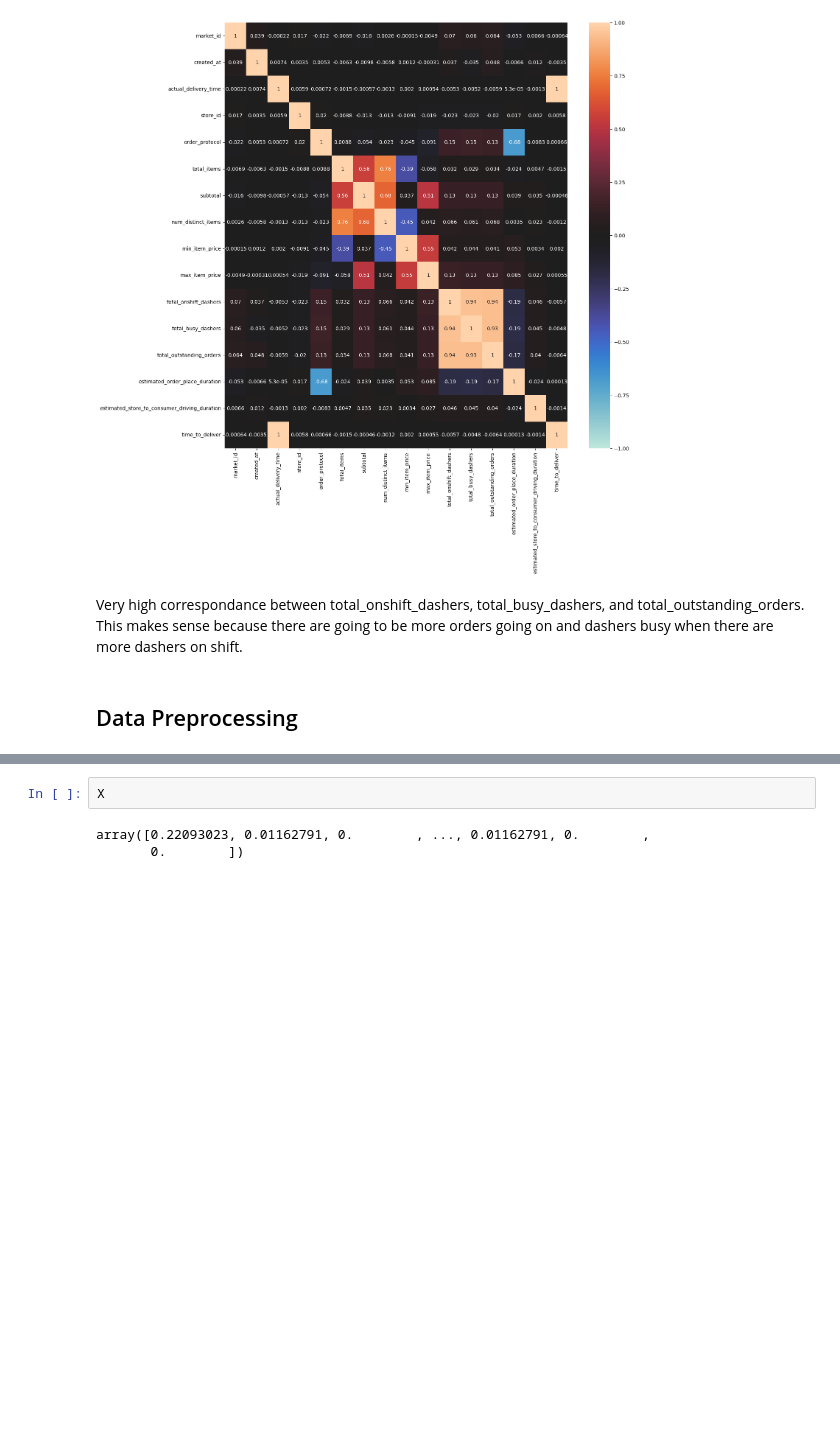
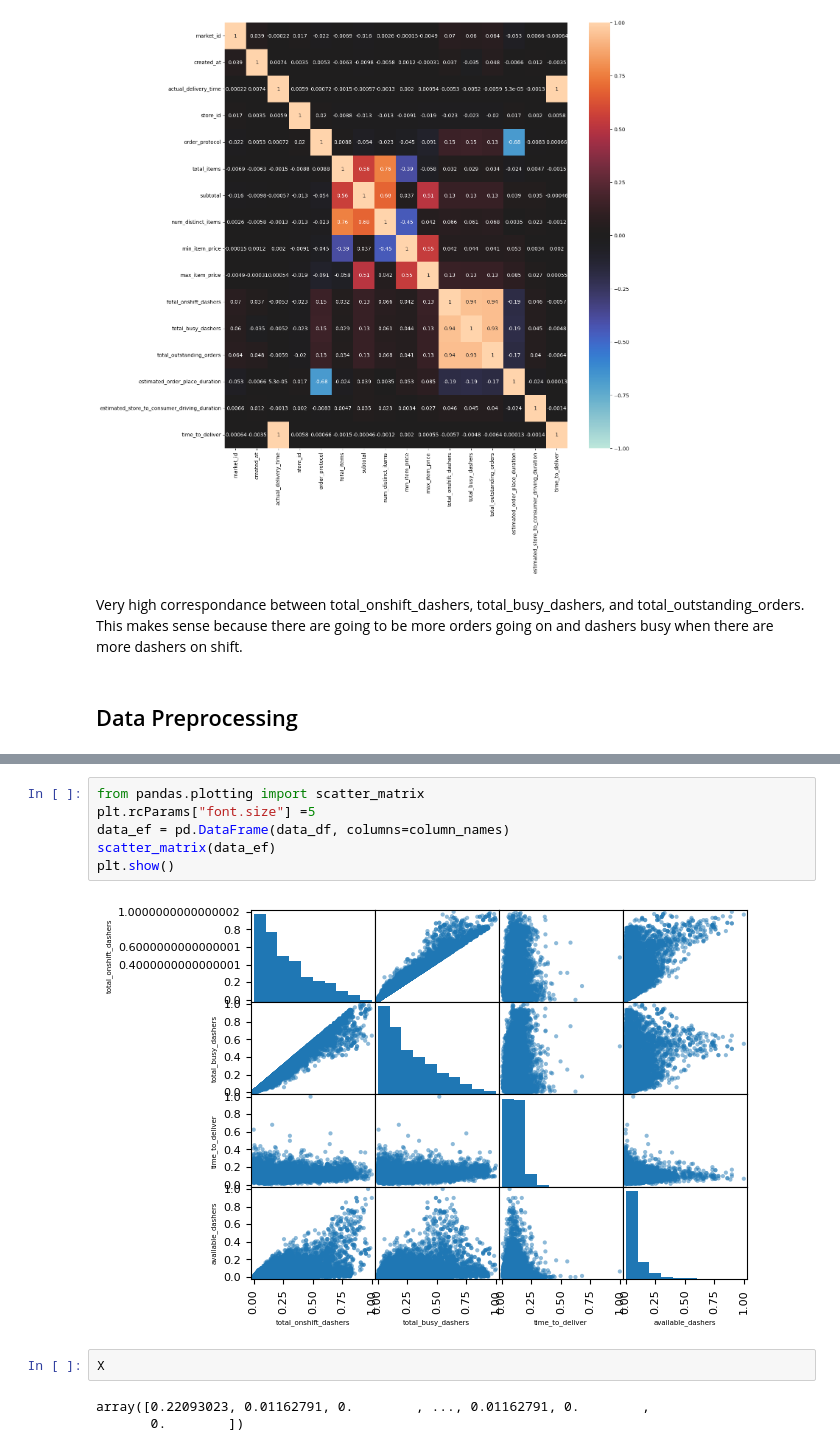
Before and after one commit to Sherif-Elfiky/CSE151AProj, a Jupyter notebook: 151AProject.ipynb, the cells around one changed output, grey strips where cells are left out. Cells and saved outputs as stored; diff of their text form; blank space fills up the shorter version.

```diff
--- a/151AProject.ipynb
+++ b/151AProject.ipynb
@@ -174,3 +195,11 @@ plt.show()
+# %%
+from pandas.plotting import scatter_matrix
+plt.rcParams["font.size"] =5
+data_ef = pd.DataFrame(data_df, columns=column_names)
+scatter_matrix(data_ef)
+plt.show()
+# %% [output]
+[figure, added]
 # %%
 X
 # %% [output]
```
Also changed, not shown: parts of 9 cells of this notebook.
